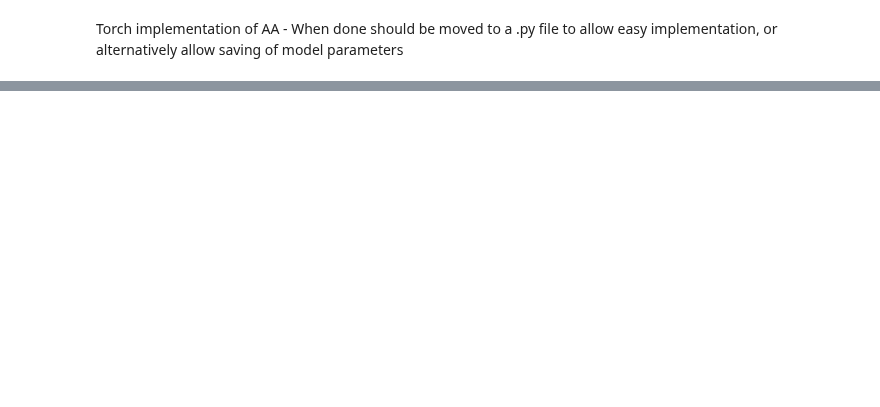
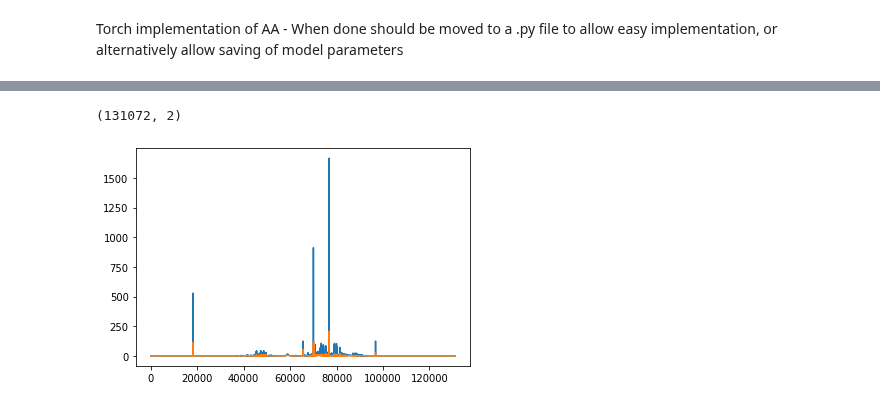
Before and after one commit to AlexanderVoldby/02466Fagprojekt2023, a Jupyter notebook: torchAA.ipynb, the cells around one changed output, grey strips where cells are left out. Cells and saved outputs as stored; diff of their text form; code cells hidden in the pictures; blank space fills up the shorter version.

```diff
--- a/torchAA.ipynb
+++ b/torchAA.ipynb
@@ -95,19 +101,28 @@ epoch: 67, Loss: 723.6380300011084
 # %%
 # print(list(aa.parameters())[1].shape)
 
 C, S = list(aa.parameters())
 
-C = aa.softmax(C)
-S = aa.softmax(S)
+C = aa.softmax1(C)
+S = aa.softmax0(S)
 
 C = C.detach().numpy()
 S = S.detach().numpy()
 
 XC = np.dot(X.T, C)
+
+print(XC.shape)
+
 rec = np.dot(XC, S)
 
 rec_frame = pd.DataFrame(rec)
 rec_frame.columns = rec_frame.columns.astype(str)
 
 rec_frame.to_parquet("recons_x.parquet",
                      engine = 'fastparquet')
+
+plt.plot(XC)
+plt.show()
+# %% [output]
+(131072, 2)
+[figure, added]
```
Also changed, not shown: parts of 2 cells of this notebook, 3 other files.
